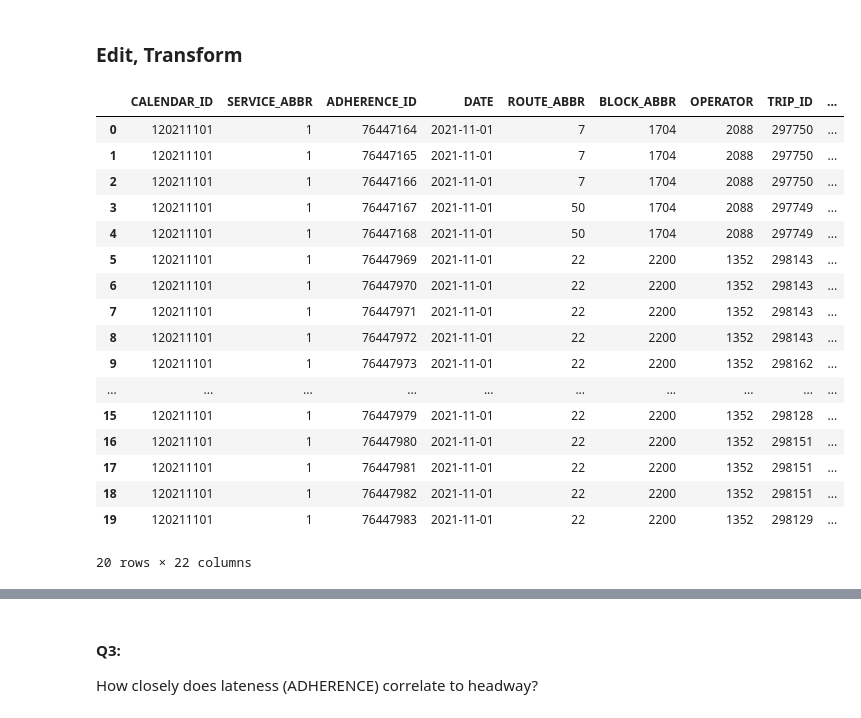
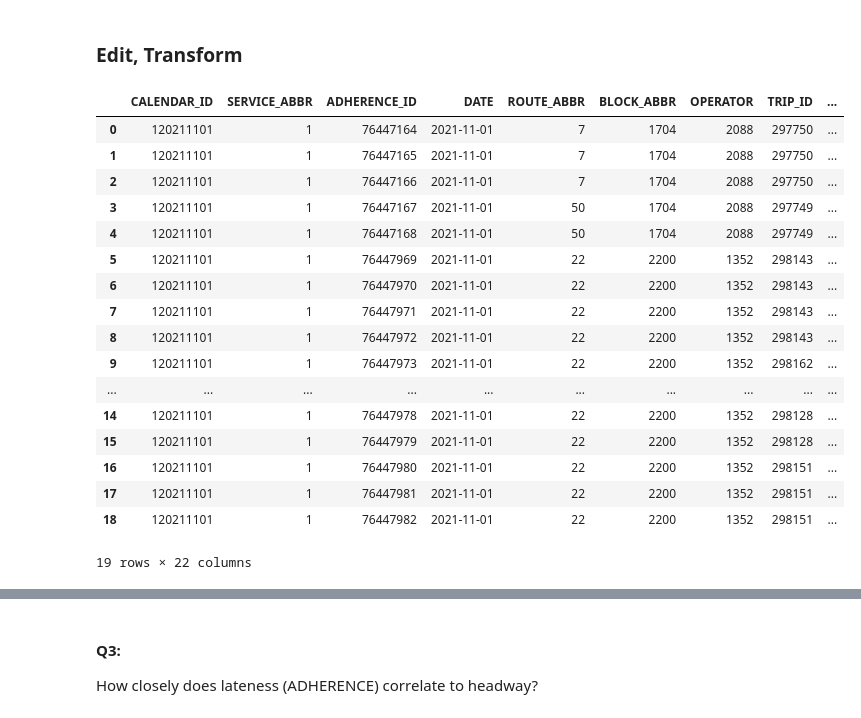
Before and after one commit to NSS-Data-Analytics-Cohort-7/wego-python-bit-my_finger, a Jupyter notebook: notebook/we_go_project.ipynb, the cells around one changed output, grey strips where cells are left out. Drawn from its saved outputs; the diff is of its cells as text; code cells hidden in the pictures.

```diff
--- a/notebook/we_go_project.ipynb
+++ b/notebook/we_go_project.ipynb
@@ -159,23 +159,23 @@ Name: ADHERENCE, dtype: float64
 # %%
 # Make a new 'headway' DataFrame with only the columns needed
 headway_slim = headway.drop(headway.iloc[:, 22:30],axis = 1)
-headway_slim.head(20)
+headway_slim.head(19)
 # %% [output]
 |  | CALENDAR_ID | SERVICE_ABBR | ADHERENCE_ID | DATE | ROUTE_ABBR | BLOCK_ABBR | OPERATOR | TRIP_ID | ... |
 | 0 | 120211101 | 1 | 76447164 | 2021-11-01 | 7 | 1704 | 2088 | 297750 | ... |
 | 1 | 120211101 | 1 | 76447165 | 2021-11-01 | 7 | 1704 | 2088 | 297750 | ... |
 | 2 | 120211101 | 1 | 76447166 | 2021-11-01 | 7 | 1704 | 2088 | 297750 | ... |
 | 3 | 120211101 | 1 | 76447167 | 2021-11-01 | 50 | 1704 | 2088 | 297749 | ... |
 | 4 | 120211101 | 1 | 76447168 | 2021-11-01 | 50 | 1704 | 2088 | 297749 | ... |
 | 5 | 120211101 | 1 | 76447969 | 2021-11-01 | 22 | 2200 | 1352 | 298143 | ... |
 | 6 | 120211101 | 1 | 76447970 | 2021-11-01 | 22 | 2200 | 1352 | 298143 | ... |
 | 7 | 120211101 | 1 | 76447971 | 2021-11-01 | 22 | 2200 | 1352 | 298143 | ... |
 | 8 | 120211101 | 1 | 76447972 | 2021-11-01 | 22 | 2200 | 1352 | 298143 | ... |
 | 9 | 120211101 | 1 | 76447973 | 2021-11-01 | 22 | 2200 | 1352 | 298162 | ... |
 | ... | ... | ... | ... | ... | ... | ... | ... | ... | ... |
+| 14 | 120211101 | 1 | 76447978 | 2021-11-01 | 22 | 2200 | 1352 | 298128 | ... |
 | 15 | 120211101 | 1 | 76447979 | 2021-11-01 | 22 | 2200 | 1352 | 298128 | ... |
 | 16 | 120211101 | 1 | 76447980 | 2021-11-01 | 22 | 2200 | 1352 | 298151 | ... |
 | 17 | 120211101 | 1 | 76447981 | 2021-11-01 | 22 | 2200 | 1352 | 298151 | ... |
 | 18 | 120211101 | 1 | 76447982 | 2021-11-01 | 22 | 2200 | 1352 | 298151 | ... |
-| 19 | 120211101 | 1 | 76447983 | 2021-11-01 | 22 | 2200 | 1352 | 298129 | ... |
-20 rows × 22 columns
+19 rows × 22 columns
```
Also changed, not shown: parts of 11 cells of this notebook.
